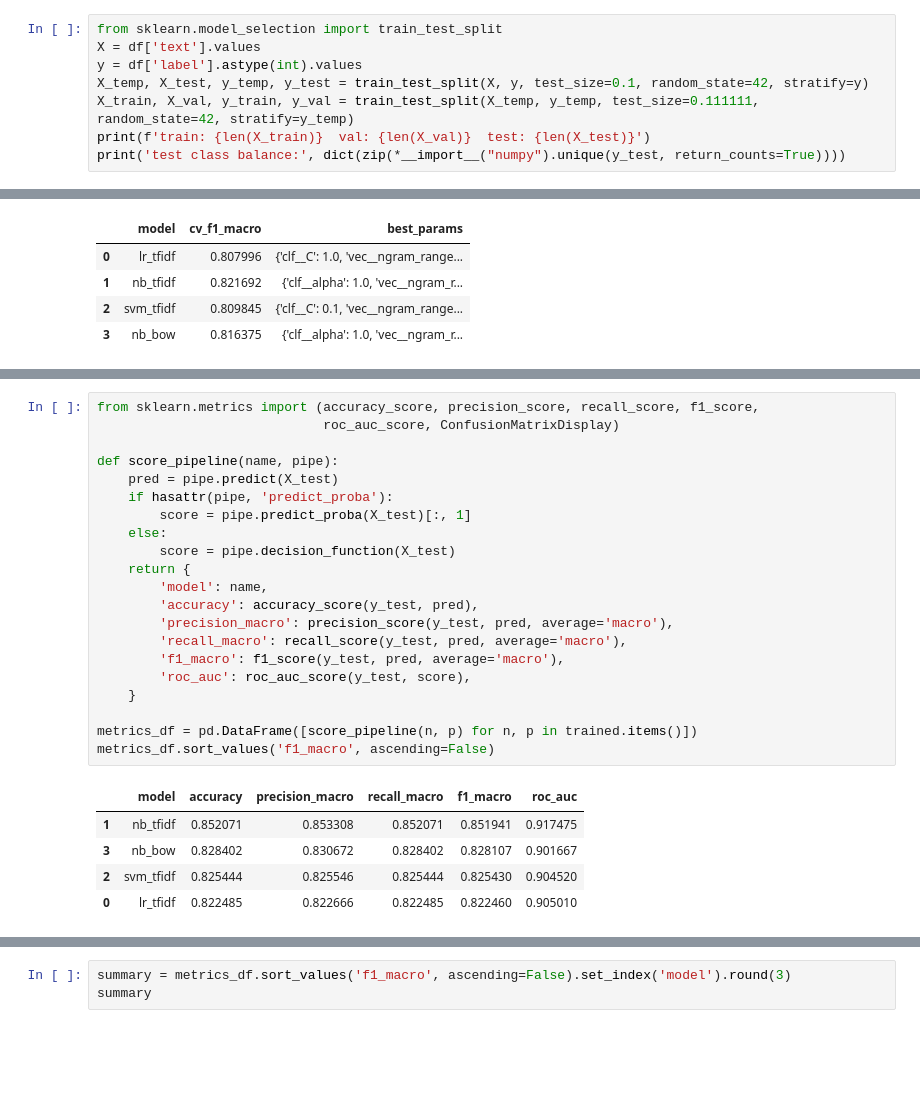
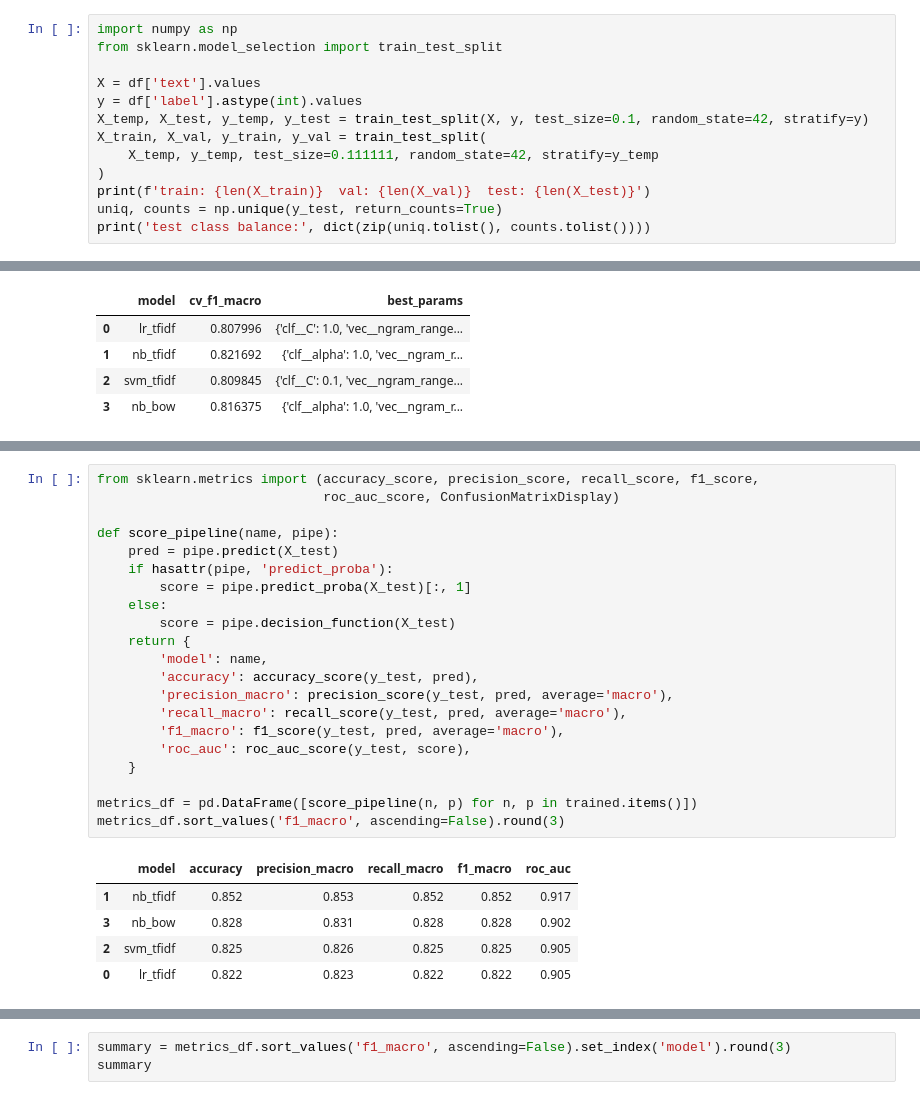
Before and after one commit to p3n74/Natural-Language-Processing-Assignment, a Jupyter notebook: notebooks/02_pipeline_timeline.ipynb, the cells around one changed output, grey strips where cells are left out. Saved outputs shown, nothing was run; the diff lists cells and outputs as text; blank space fills up the shorter version.

```diff
--- a/notebooks/02_pipeline_timeline.ipynb
+++ b/notebooks/02_pipeline_timeline.ipynb
@@ -139,10 +175,15 @@ Stratified 80/10/10 with a fixed seed.
 # %%
+import numpy as np
 from sklearn.model_selection import train_test_split
+
 X = df['text'].values
 y = df['label'].astype(int).values
 X_temp, X_test, y_temp, y_test = train_test_split(X, y, test_size=0.1, random_state=42, stratify=y)
-X_train, X_val, y_train, y_val = train_test_split(X_temp, y_temp, test_size=0.111111, random_state=42, stratify=y_temp)
+X_train, X_val, y_train, y_val = train_test_split(
+    X_temp, y_temp, test_size=0.111111, random_state=42, stratify=y_temp
+)
 print(f'train: {len(X_train)}  val: {len(X_val)}  test: {len(X_test)}')
-print('test class balance:', dict(zip(*__import__("numpy").unique(y_test, return_counts=True))))
+uniq, counts = np.unique(y_test, return_counts=True)
+print('test class balance:', dict(zip(uniq.tolist(), counts.tolist())))
 # %% [output]
 train: 2700  val: 338  test: 338
@@ -261,28 +331,28 @@ Accuracy + macro precision / recall / F1 + ROC AUC + confusion matrix per model.
 # %%
 from sklearn.metrics import (accuracy_score, precision_score, recall_score, f1_score,
                              roc_auc_score, ConfusionMatrixDisplay)
 
 def score_pipeline(name, pipe):
     pred = pipe.predict(X_test)
     if hasattr(pipe, 'predict_proba'):
         score = pipe.predict_proba(X_test)[:, 1]
     else:
         score = pipe.decision_function(X_test)
     return {
         'model': name,
         'accuracy': accuracy_score(y_test, pred),
         'precision_macro': precision_score(y_test, pred, average='macro'),
         'recall_macro': recall_score(y_test, pred, average='macro'),
         'f1_macro': f1_score(y_test, pred, average='macro'),
         'roc_auc': roc_auc_score(y_test, score),
     }
 
 metrics_df = pd.DataFrame([score_pipeline(n, p) for n, p in trained.items()])
-metrics_df.sort_values('f1_macro', ascending=False)
+metrics_df.sort_values('f1_macro', ascending=False).round(3)
 # %% [output]
 |  | model | accuracy | precision_macro | recall_macro | f1_macro | roc_auc |
-| 1 | nb_tfidf | 0.852071 | 0.853308 | 0.852071 | 0.851941 | 0.917475 |
-| 3 | nb_bow | 0.828402 | 0.830672 | 0.828402 | 0.828107 | 0.901667 |
-| 2 | svm_tfidf | 0.825444 | 0.825546 | 0.825444 | 0.825430 | 0.904520 |
-| 0 | lr_tfidf | 0.822485 | 0.822666 | 0.822485 | 0.822460 | 0.905010 |
+| 1 | nb_tfidf | 0.852 | 0.853 | 0.852 | 0.852 | 0.917 |
+| 3 | nb_bow | 0.828 | 0.831 | 0.828 | 0.828 | 0.902 |
+| 2 | svm_tfidf | 0.825 | 0.826 | 0.825 | 0.825 | 0.905 |
+| 0 | lr_tfidf | 0.822 | 0.823 | 0.822 | 0.822 | 0.905 |
 # %%
```
Also changed, not shown: parts of 46 cells of this notebook.
